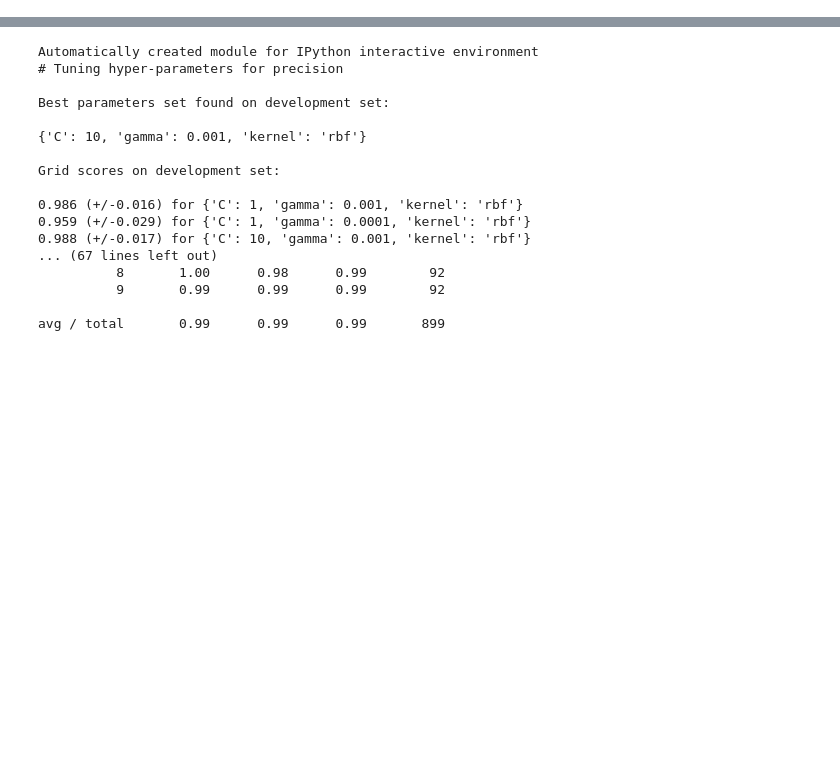
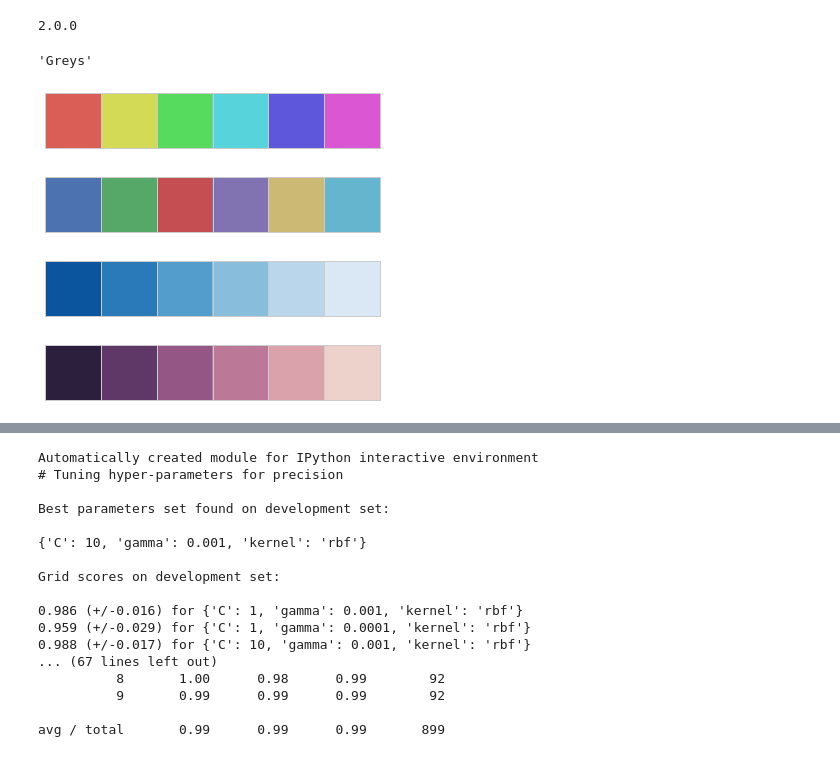
Before and after one commit to cqcn1991/Wind-Speed-Analysis, a Jupyter notebook: playground.ipynb, the cells around one changed output, grey strips where cells are left out. Saved outputs shown, nothing was run; the diff lists cells and outputs as text; code cells hidden in the pictures; blank space fills up the shorter version.

```diff
--- a/playground.ipynb
+++ b/playground.ipynb
@@ -10,0 +12,24 @@ plt.plot(x, log(x),'o', label='ECDF')
+# %%
+print(mpl.__version__)
+# %% [output]
+2.0.0
+# %%
+mpl.rcParams['image.cmap']
+# %% [output]
+'Greys'
+# %%
+sns.palplot(sns.color_palette("hls"))
+# %% [output]
+[figure, added]
+# %%
+sns.palplot(mpl.rcParams['axes.color_cycle'])
+# %% [output]
+[figure, added]
+# %%
+sns.palplot(sns.color_palette("Blues_r"))
+# %% [output]
+[figure, added]
+# %%
+sns.palplot(sns.cubehelix_palette(reverse=True))
+# %% [output]
+[figure, added]
```
Also changed, not shown: parts of 3 cells of this notebook, 4 other files.
